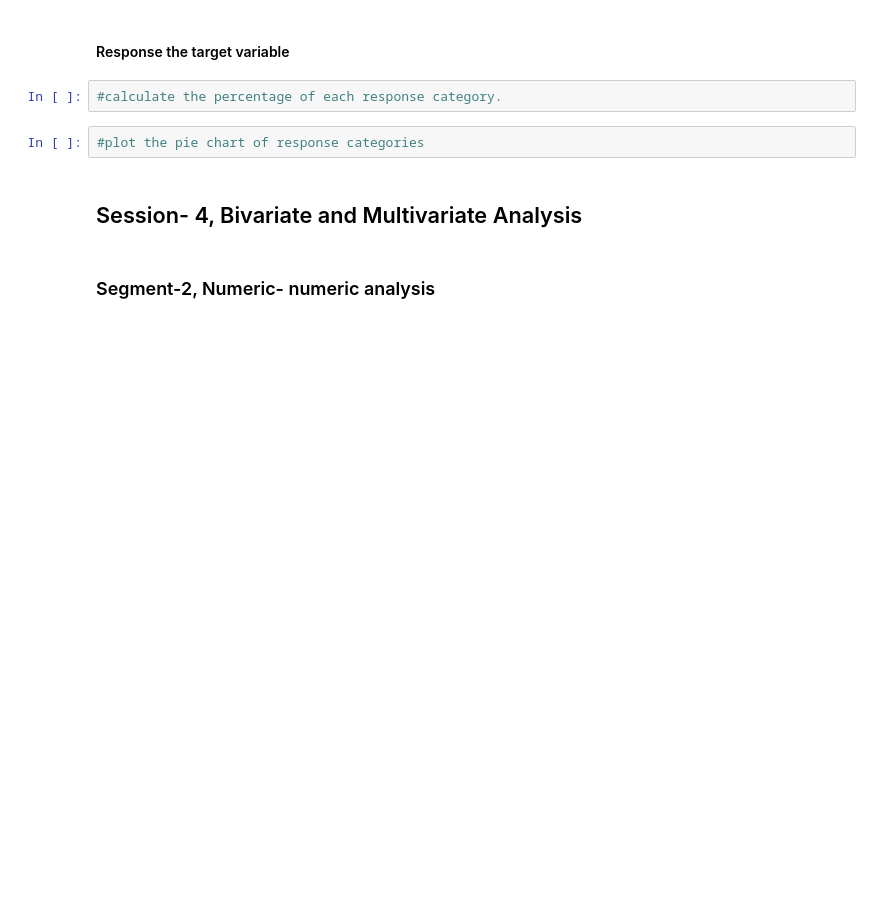
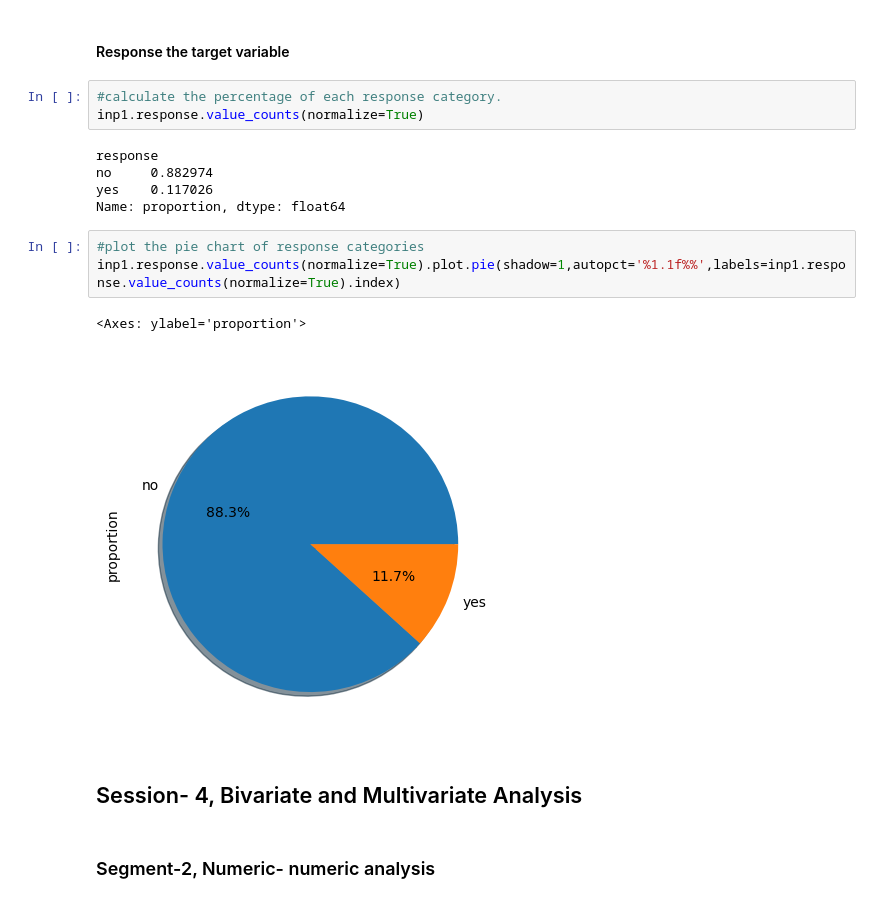
Before and after one commit to PrakNew/UpGrad, a Jupyter notebook: Exploratory Data Analysis/Data Cleaning/Bank+Dataset/Bank Dataset/Bank+Marketing+Campaign_EDA-blank+notebook.ipynb, the cells around one changed output. Cells and saved outputs as stored; diff of their text form; blank space fills up the shorter version.

```diff
--- a/Exploratory Data Analysis/Data Cleaning/Bank+Dataset/Bank Dataset/Bank+Marketing+Campaign_EDA-blank+notebook.ipynb
+++ b/Exploratory Data Analysis/Data Cleaning/Bank+Dataset/Bank Dataset/Bank+Marketing+Campaign_EDA-blank+notebook.ipynb
@@ -568,8 +620,18 @@ Ordered variables have some kind of ordering. Some examples of bank marketing da
 #### Response the target variable
 # %%
 #calculate the percentage of each response category.
+inp1.response.value_counts(normalize=True)
+# %% [output]
+response
+no     0.882974
+yes    0.117026
+Name: proportion, dtype: float64
 # %%
 #plot the pie chart of response categories
+inp1.response.value_counts(normalize=True).plot.pie(shadow=1,autopct='%1.1f%%',labels=inp1.response.value_counts(normalize=True).index)
+# %% [output]
+<Axes: ylabel='proportion'>
+[figure, added]
 # %% [markdown]
 ## Session- 4, Bivariate and Multivariate Analysis
 # %% [markdown]
```
Also changed, not shown: parts of 9 cells of this notebook, 6 other files.
